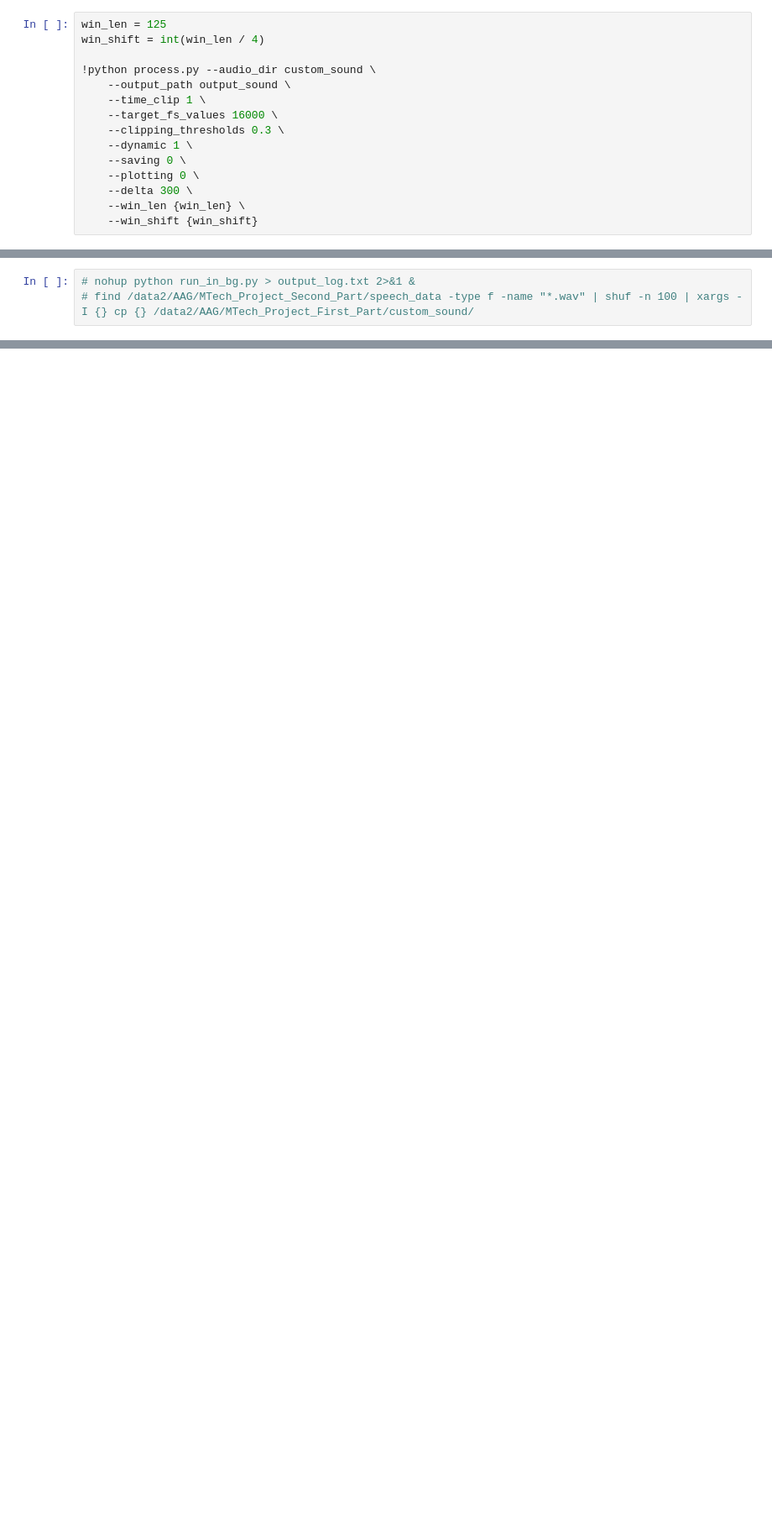
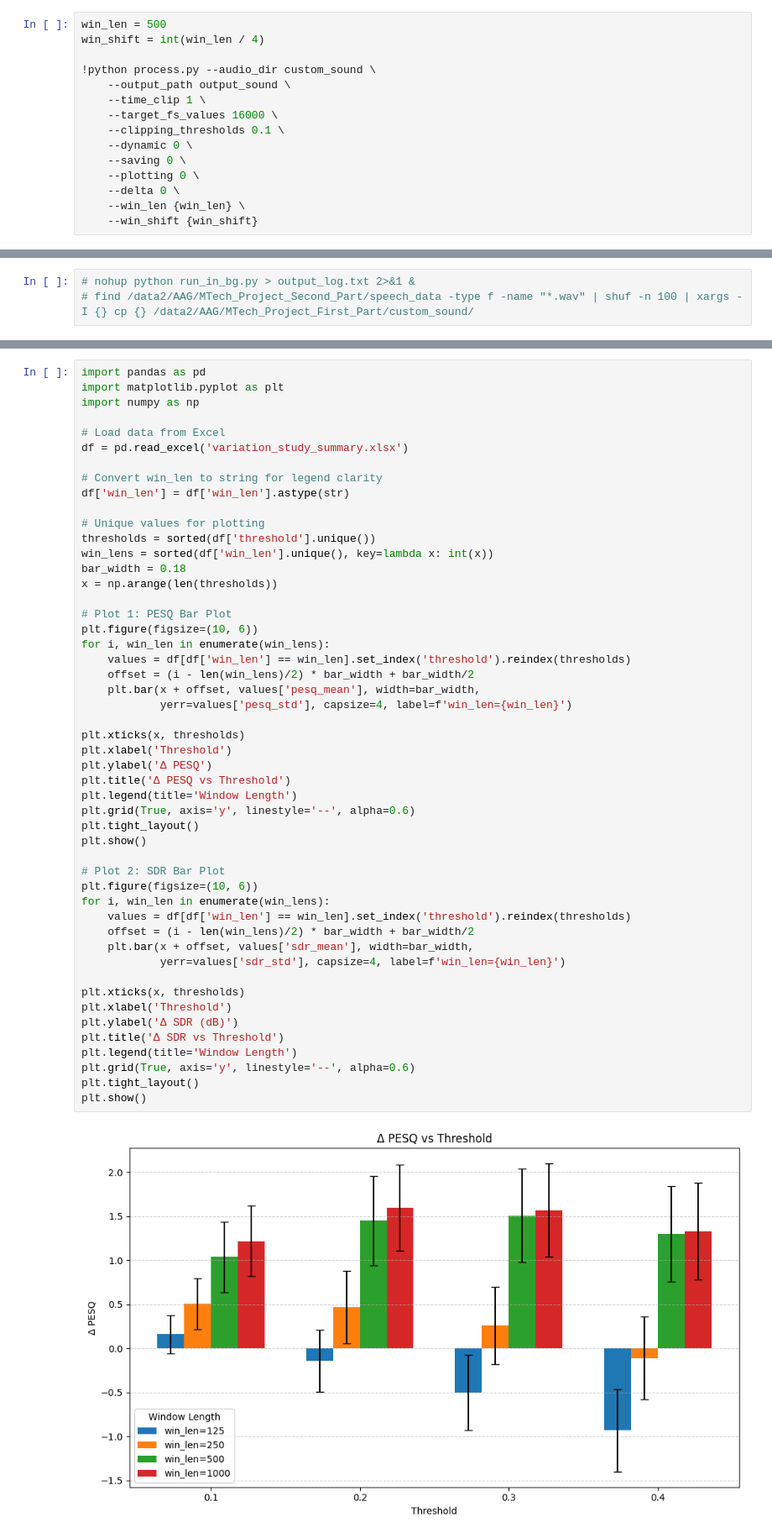
Before and after one commit to AAG1201/MTech_Project_First_Part, a Jupyter notebook: main.ipynb, the cells around one changed output, grey strips where cells are left out. Shown at 84% size. Saved outputs shown, nothing was run; the diff lists cells and outputs as text; blank space fills up the shorter version.

```diff
--- a/main.ipynb
+++ b/main.ipynb
@@ -1,15 +1,15 @@
 # %%
-win_len = 125
+win_len = 500
 win_shift = int(win_len / 4)
 
 !python process.py --audio_dir custom_sound \
     --output_path output_sound \
     --time_clip 1 \
     --target_fs_values 16000 \
-    --clipping_thresholds 0.3 \
-    --dynamic 1 \
+    --clipping_thresholds 0.1 \
+    --dynamic 0 \
     --saving 0 \
     --plotting 0 \
-    --delta 300 \
+    --delta 0 \
     --win_len {win_len} \
     --win_shift {win_shift}
@@ -129,0 +29,52 @@ Clipping threshold 0.300, true SDR: 9.07 dB, Clipped samples: 7.72%, Time: 1sec
+# %%
+import pandas as pd
+import matplotlib.pyplot as plt
+import numpy as np
+
+# Load data from Excel
+df = pd.read_excel('variation_study_summary.xlsx')
+
+# Convert win_len to string for legend clarity
+df['win_len'] = df['win_len'].astype(str)
+
+# Unique values for plotting
+thresholds = sorted(df['threshold'].unique())
+win_lens = sorted(df['win_len'].unique(), key=lambda x: int(x))
+bar_width = 0.18
+x = np.arange(len(thresholds))
+
+# Plot 1: PESQ Bar Plot
+plt.figure(figsize=(10, 6))
+for i, win_len in enumerate(win_lens):
+    values = df[df['win_len'] == win_len].set_index('threshold').reindex(thresholds)
+    offset = (i - len(win_lens)/2) * bar_width + bar_width/2
+    plt.bar(x + offset, values['pesq_mean'], width=bar_width,
+            yerr=values['pesq_std'], capsize=4, label=f'win_len={win_len}')
+
+plt.xticks(x, thresholds)
+plt.xlabel('Threshold')
+plt.ylabel('Δ PESQ')
+plt.title('Δ PESQ vs Threshold')
+plt.legend(title='Window Length')
+plt.grid(True, axis='y', linestyle='--', alpha=0.6)
+plt.tight_layout()
+plt.show()
+
+# Plot 2: SDR Bar Plot
+plt.figure(figsize=(10, 6))
+for i, win_len in enumerate(win_lens):
+    values = df[df['win_len'] == win_len].set_index('threshold').reindex(thresholds)
+    offset = (i - len(win_lens)/2) * bar_width + bar_width/2
+    plt.bar(x + offset, values['sdr_mean'], width=bar_width,
+            yerr=values['sdr_std'], capsize=4, label=f'win_len={win_len}')
+
+plt.xticks(x, thresholds)
+plt.xlabel('Threshold')
+plt.ylabel('Δ SDR (dB)')
+plt.title('Δ SDR vs Threshold')
+plt.legend(title='Window Length')
+plt.grid(True, axis='y', linestyle='--', alpha=0.6)
+plt.tight_layout()
+plt.show()
+# %% [output]
+[figure, added]
```
Also changed, not shown: parts of 4 cells of this notebook, 14 other files.
